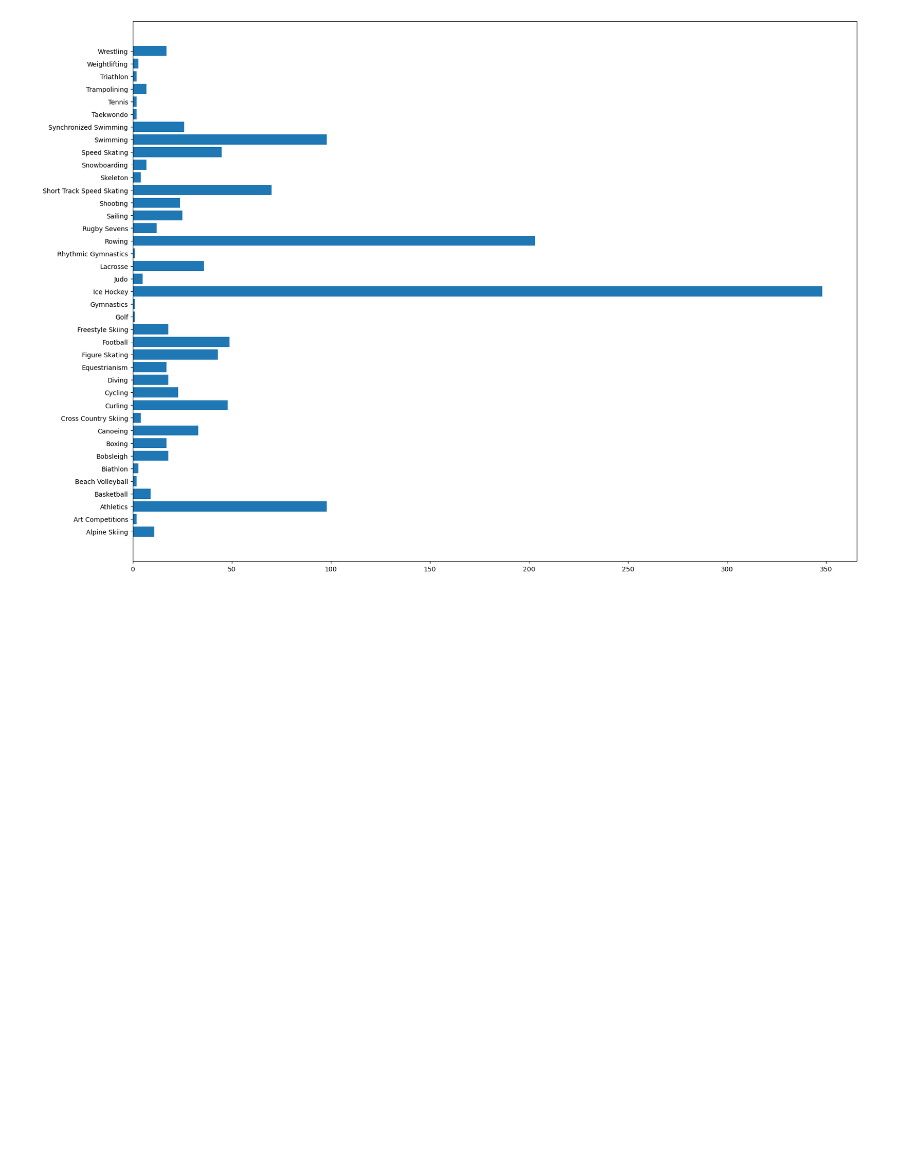
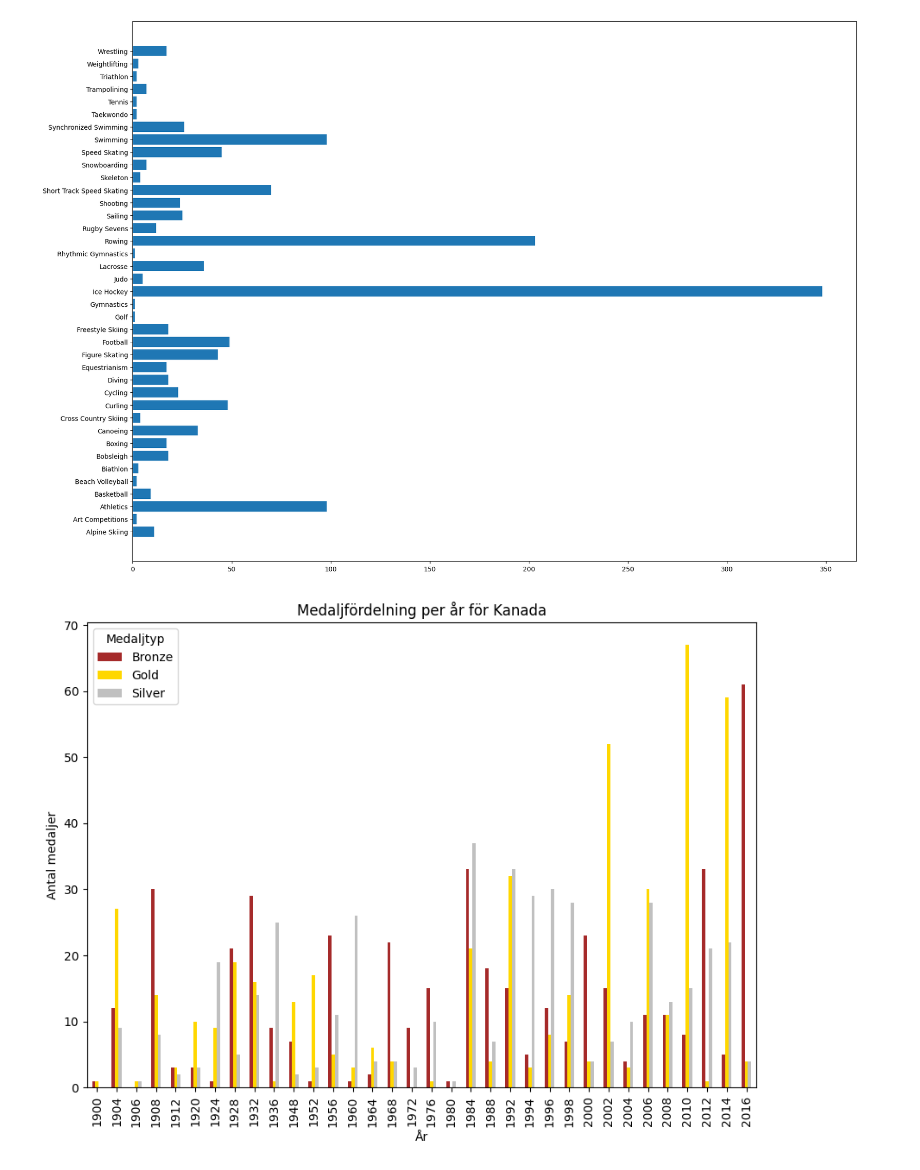
Before and after one commit to Granit-Nite/OS_KanadaNY, a Jupyter notebook: uppgiften.ipynb, the cells around one changed output. Drawn from its saved outputs; the diff is of its cells as text; code cells hidden in the pictures; blank space fills up the shorter version.

```diff
--- a/uppgiften.ipynb
+++ b/uppgiften.ipynb
@@ -198,3 +200,22 @@ plt.barh(list(tes_dict.keys()), tes_dict.values())
 plt.show()
 # %% [output]
 [figure]
+# %%
+# Number of medals
+
+antal_medaljer = canada_os["Medal"].dropna().value_counts()
+
+tabell = canada_os.pivot_table(index= 'Year', columns='Medal', aggfunc= 'size')
+
+tabell.dropna()
+
+
+# Stapeldiagram för medaljfördelning per år
+tabell.plot(kind='bar', stacked=False, color=['brown', 'Gold', 'Silver'], figsize=(10, 7))
+plt.xlabel('År')
+plt.ylabel('Antal medaljer')
+plt.title('Medaljfördelning per år för Kanada')
+plt.legend(title='Medaljtyp')
+plt.show()
+# %% [output]
+[figure, added]
```
Also changed, not shown: parts of 3 cells of this notebook.
